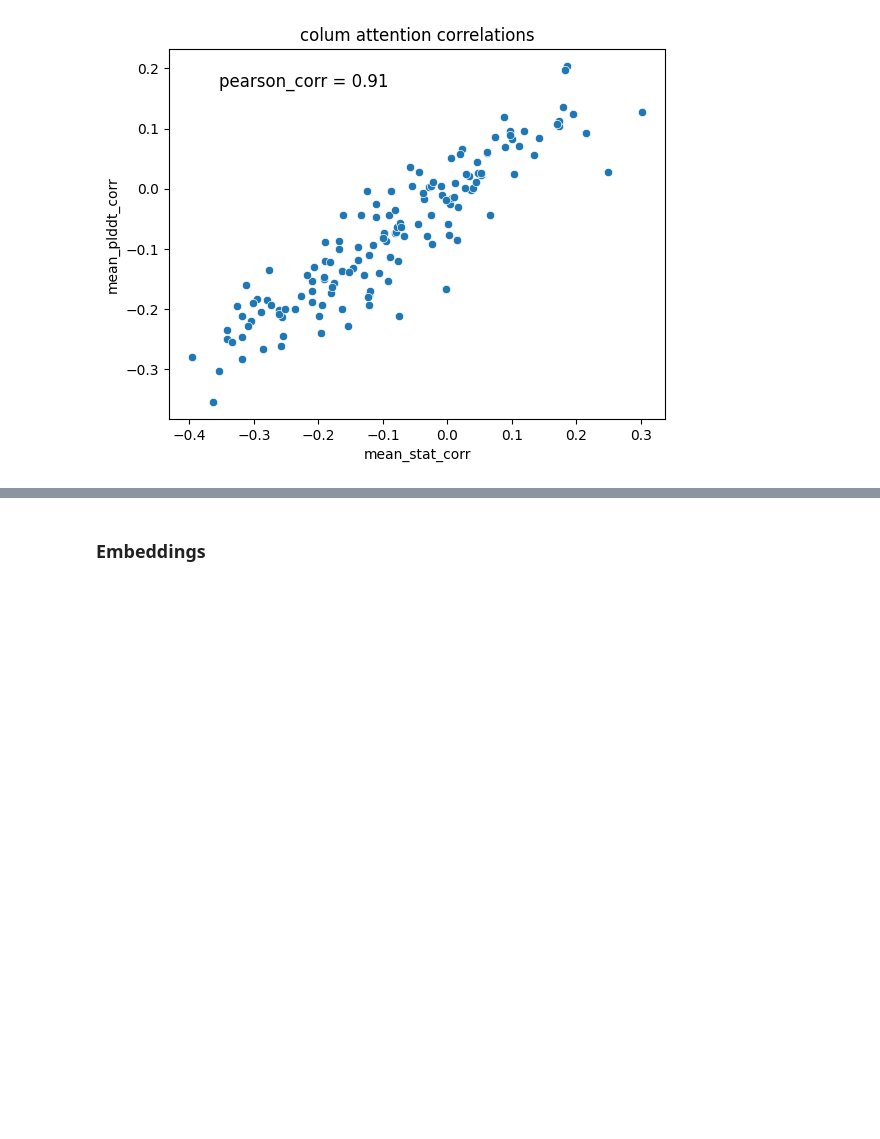
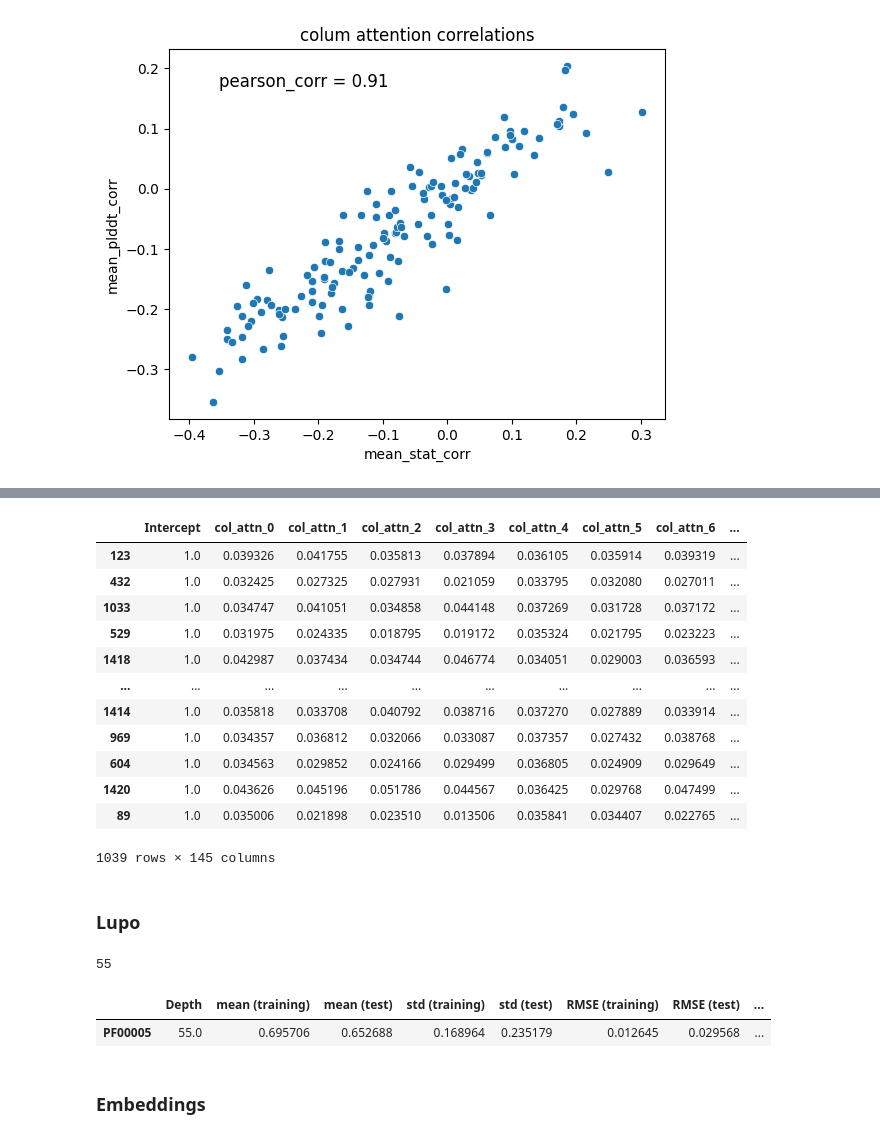
Before and after one commit to anamaysamant/MSA-phylogeny-generation, a Jupyter notebook: PFAM_explorer.ipynb, the cells around one changed output, grey strips where cells are left out. Saved outputs shown, nothing was run; the diff lists cells and outputs as text; code cells hidden in the pictures; blank space fills up the shorter version.

```diff
--- a/PFAM_explorer.ipynb
+++ b/PFAM_explorer.ipynb
@@ -206,0 +534,18 @@ Text(0.1, 0.9, 'pearson_corr = 0.91')
+# %%
+X_train
+# %% [output]
+|  | Intercept | col_attn_0 | col_attn_1 | col_attn_2 | col_attn_3 | col_attn_4 | col_attn_5 | col_attn_6 | ... |
+| 123 | 1.0 | 0.039326 | 0.041755 | 0.035813 | 0.037894 | 0.036105 | 0.035914 | 0.039319 | ... |
+| 432 | 1.0 | 0.032425 | 0.027325 | 0.027931 | 0.021059 | 0.033795 | 0.032080 | 0.027011 | ... |
+| 1033 | 1.0 | 0.034747 | 0.041051 | 0.034858 | 0.044148 | 0.037269 | 0.031728 | 0.037172 | ... |
+| 529 | 1.0 | 0.031975 | 0.024335 | 0.018795 | 0.019172 | 0.035324 | 0.021795 | 0.023223 | ... |
+| 1418 | 1.0 | 0.042987 | 0.037434 | 0.034744 | 0.046774 | 0.034051 | 0.029003 | 0.036593 | ... |
+| ... | ... | ... | ... | ... | ... | ... | ... | ... | ... |
+| 1414 | 1.0 | 0.035818 | 0.033708 | 0.040792 | 0.038716 | 0.037270 | 0.027889 | 0.033914 | ... |
+| 969 | 1.0 | 0.034357 | 0.036812 | 0.032066 | 0.033087 | 0.037357 | 0.027432 | 0.038768 | ... |
+| 604 | 1.0 | 0.034563 | 0.029852 | 0.024166 | 0.029499 | 0.036805 | 0.024909 | 0.029649 | ... |
+| 1420 | 1.0 | 0.043626 | 0.045196 | 0.051786 | 0.044567 | 0.036425 | 0.029768 | 0.047499 | ... |
+| 89 | 1.0 | 0.035006 | 0.021898 | 0.023510 | 0.013506 | 0.035841 | 0.034407 | 0.022765 | ... |
+1039 rows × 145 columns
+# %% [markdown]
+### Lupo
@@ -206,0 +705,38 @@ Text(0.1, 0.9, 'pearson_corr = 0.91')
+# %%
+SEED = 42
+rng = np.random.default_rng(seed=SEED)
+
+regr_results_hamming_msawise = perform_regressions_msawise()
+# %% [output]
+55
+# %%
+from sklearn.metrics import r2_score
+
+df_regr_results_hamming_msawise = pd.DataFrame()
+for pfam_family in pfam_families:
+    res = regr_results_hamming_msawise[pfam_family]
+    for key in res:
+        exec(f"{key} = res['{key}']")
+    n_samples_train = len(y_train)
+    n_samples_test = len(y_test)
+    df_regr_results_hamming_msawise.loc[pfam_family, "Depth"] = depth
+
+    df_regr_results_hamming_msawise.loc[pfam_family, "mean (training)"] = np.mean(y_train)
+    df_regr_results_hamming_msawise.loc[pfam_family, "mean (test)"] = np.mean(y_test)
+    df_regr_results_hamming_msawise.loc[pfam_family, "std (training)"] = np.std(y_train)
+    df_regr_results_hamming_msawise.loc[pfam_family, "std (test)"] = np.std(y_test)
+
+    df_regr_results_hamming_msawise.loc[pfam_family, "RMSE (training)"] = np.linalg.norm(y_train - y_pred_train) / np.sqrt(n_samples_train)
+    df_regr_results_hamming_msawise.loc[pfam_family, "RMSE (test)"] = np.linalg.norm(y_test - y_pred_test) / np.sqrt(n_samples_test)
+    df_regr_results_hamming_msawise.loc[pfam_family, "MAE (training)"] = np.sum(np.abs(y_train - y_pred_train)) / n_samples_train
+    df_regr_results_hamming_msawise.loc[pfam_family, "MAE (test)"] = np.sum(np.abs(y_test - y_pred_test)) / n_samples_test
+
+    df_regr_results_hamming_msawise.loc[pfam_family, "R^2 (test)"] = r2_score(y_test, y_pred_test)
+    pearson = pearsonr(y_test, y_pred_test)[0]
+    df_regr_results_hamming_msawise.loc[pfam_family, "Pearson (test)"] = pearson
+    df_regr_results_hamming_msawise.loc[pfam_family, "Slope (test)"] = pearson * np.std(y_pred_test) / np.std(y_test)
+
+df_regr_results_hamming_msawise
+# %% [output]
+|  | Depth | mean (training) | mean (test) | std (training) | std (test) | RMSE (training) | RMSE (test) | ... |
+| PF00005 | 55.0 | 0.695706 | 0.652688 | 0.168964 | 0.235179 | 0.012645 | 0.029568 | ... |
```
Also changed, not shown: parts of 17 cells of this notebook, 3 other files.
